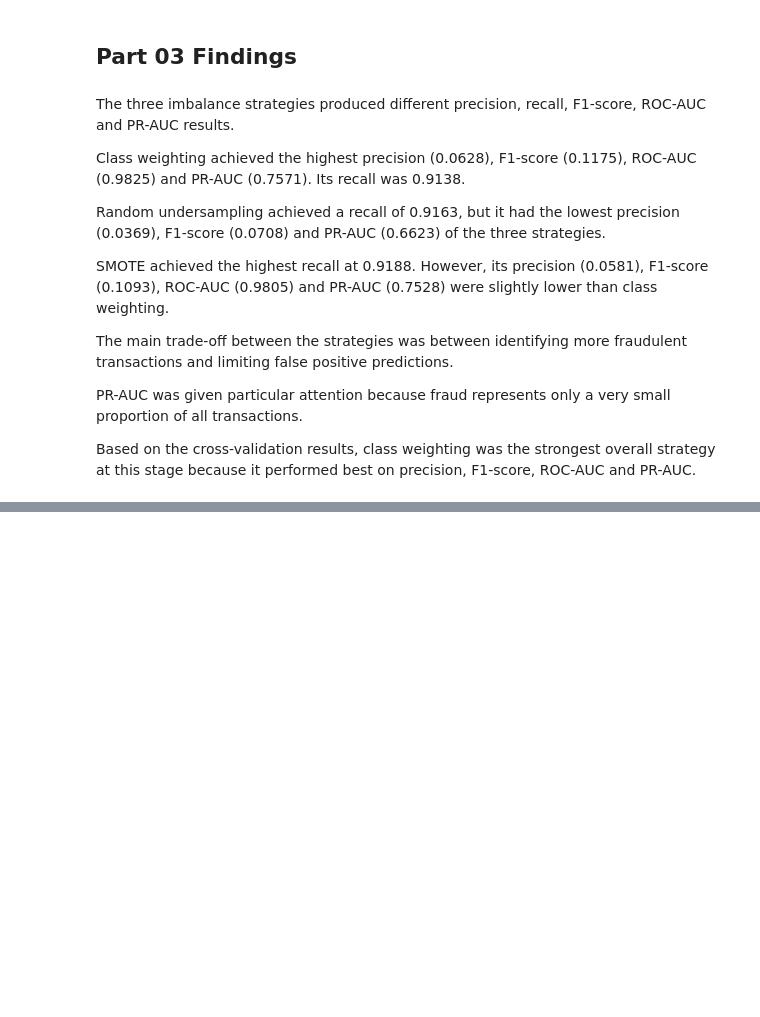
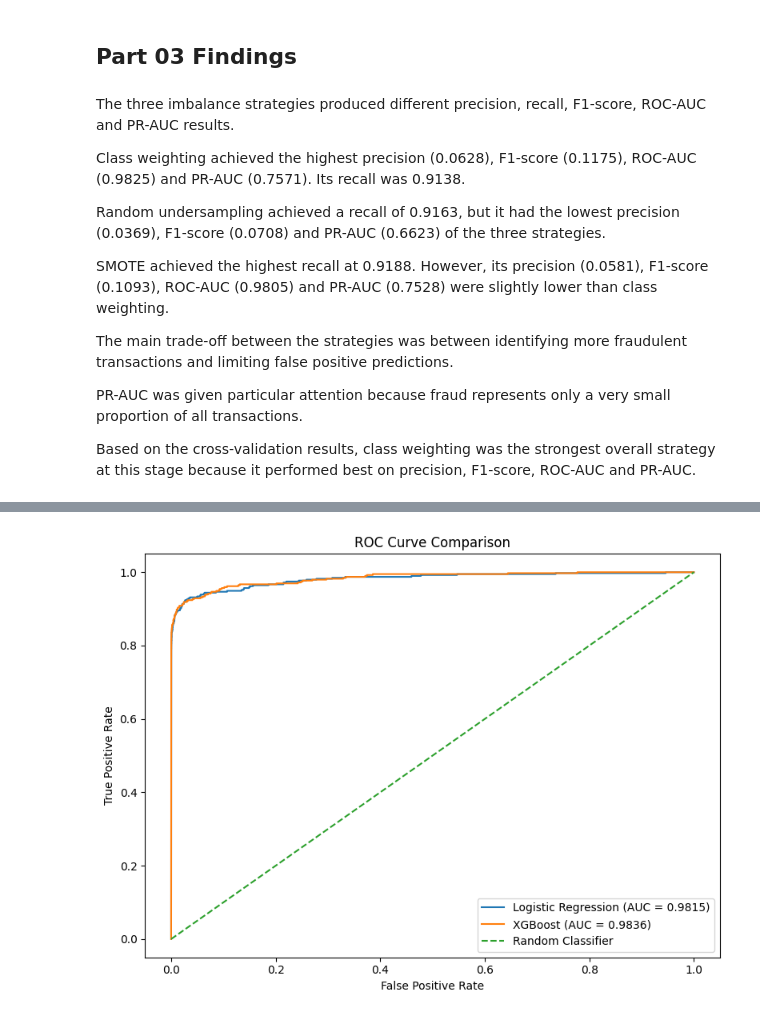
Before and after one commit to francisparwez/credit-card-fraud-detection, a Jupyter notebook: notebooks/01_credit_card_fraud_detection.ipynb, the cells around one changed output, grey strips where cells are left out. Cells and saved outputs as stored; diff of their text form; code cells hidden in the pictures; blank space fills up the shorter version.

Commit message:
04 Complete Model Family Comparison

```diff
--- a/notebooks/01_credit_card_fraud_detection.ipynb
+++ b/notebooks/01_credit_card_fraud_detection.ipynb
@@ -761,0 +924,58 @@ Based on the cross-validation results, class weighting was the strongest overall
+# %%
+logistic_probabilities = cross_val_predict(
+    logistic_model,
+    X_train,
+    y_train,
+    cv=cv,
+    method="predict_proba",
+    n_jobs=-1
+)[:, 1]
+
+xgb_probabilities = cross_val_predict(
+    xgb_model,
+    X_train,
+    y_train,
+    cv=cv,
+    method="predict_proba",
+    n_jobs=-1
+)[:, 1]
+# %%
+logistic_fpr, logistic_tpr, _ = roc_curve(
+    y_train,
+    logistic_probabilities
+)
+
+xgb_fpr, xgb_tpr, _ = roc_curve(
+    y_train,
+    xgb_probabilities
+)
+
+plt.figure(figsize=(8, 6))
+
+plt.plot(
+    logistic_fpr,
+    logistic_tpr,
+    label=f"Logistic Regression (AUC = {roc_auc_score(y_train, logistic_probabilities):.4f})"
+)
+
+plt.plot(
+    xgb_fpr,
+    xgb_tpr,
+    label=f"XGBoost (AUC = {roc_auc_score(y_train, xgb_probabilities):.4f})"
+)
+
+plt.plot(
+    [0, 1],
+    [0, 1],
+    linestyle="--",
+    label="Random Classifier"
+)
+
+plt.xlabel("False Positive Rate")
+plt.ylabel("True Positive Rate")
+plt.title("ROC Curve Comparison")
+plt.legend()
+plt.tight_layout()
+plt.show()
+# %% [output]
+[figure, added]
```
Also changed, not shown: parts of 21 cells of this notebook, 6 other files.
